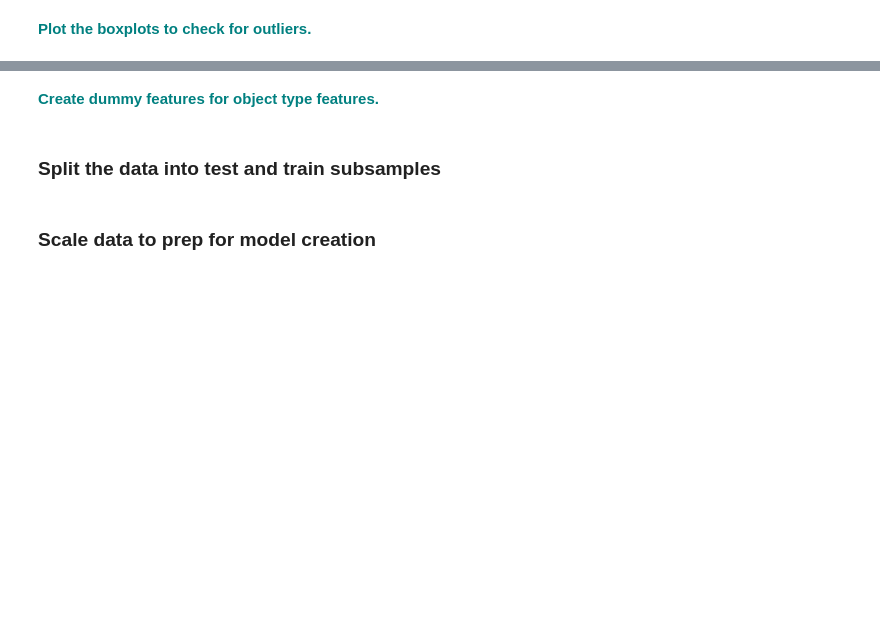
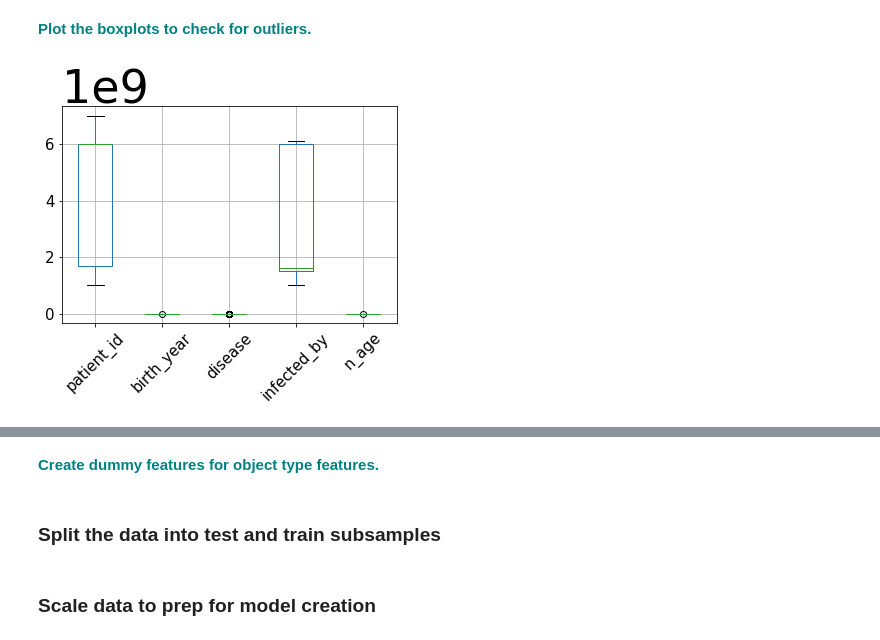
Before and after one commit to grykah/SBwork, a Jupyter notebook: RegressionProjects/RandomForest_casestudy_covid19.ipynb, the cells around one changed output, grey strips where cells are left out. Drawn from its saved outputs; the diff is of its cells as text; code cells hidden in the pictures; blank space fills up the shorter version.

```diff
--- a/RegressionProjects/RandomForest_casestudy_covid19.ipynb
+++ b/RegressionProjects/RandomForest_casestudy_covid19.ipynb
@@ -343,2 +408,6 @@ vn
 # %% [markdown]
 **<font color='teal'> Plot the boxplots to check for outliers. </font>**
+# %%
+boxplot = df.boxplot(grid=True, rot=45, fontsize=15)
+# %% [output]
+[figure, added]
```
Also changed, not shown: parts of 33 cells of this notebook.
